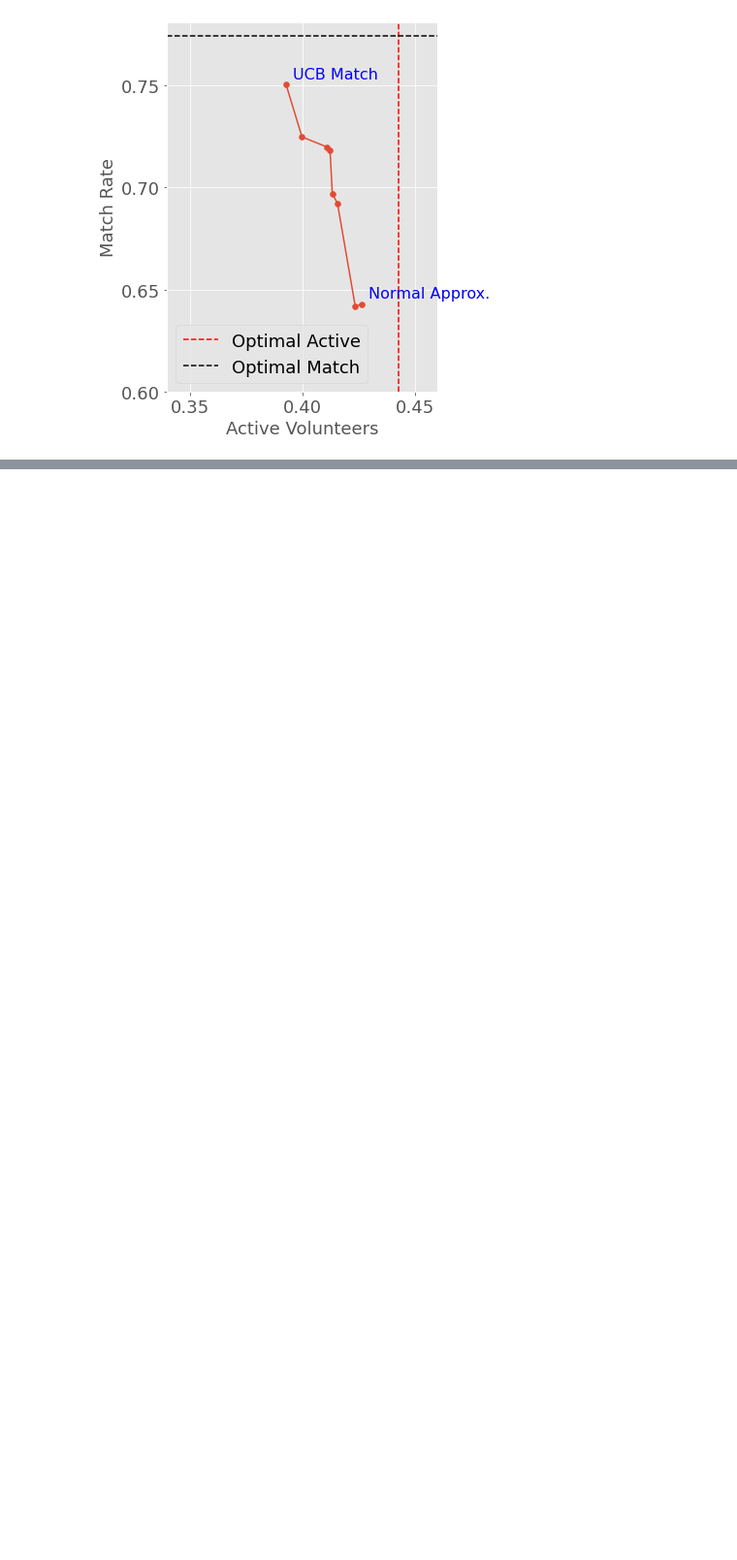
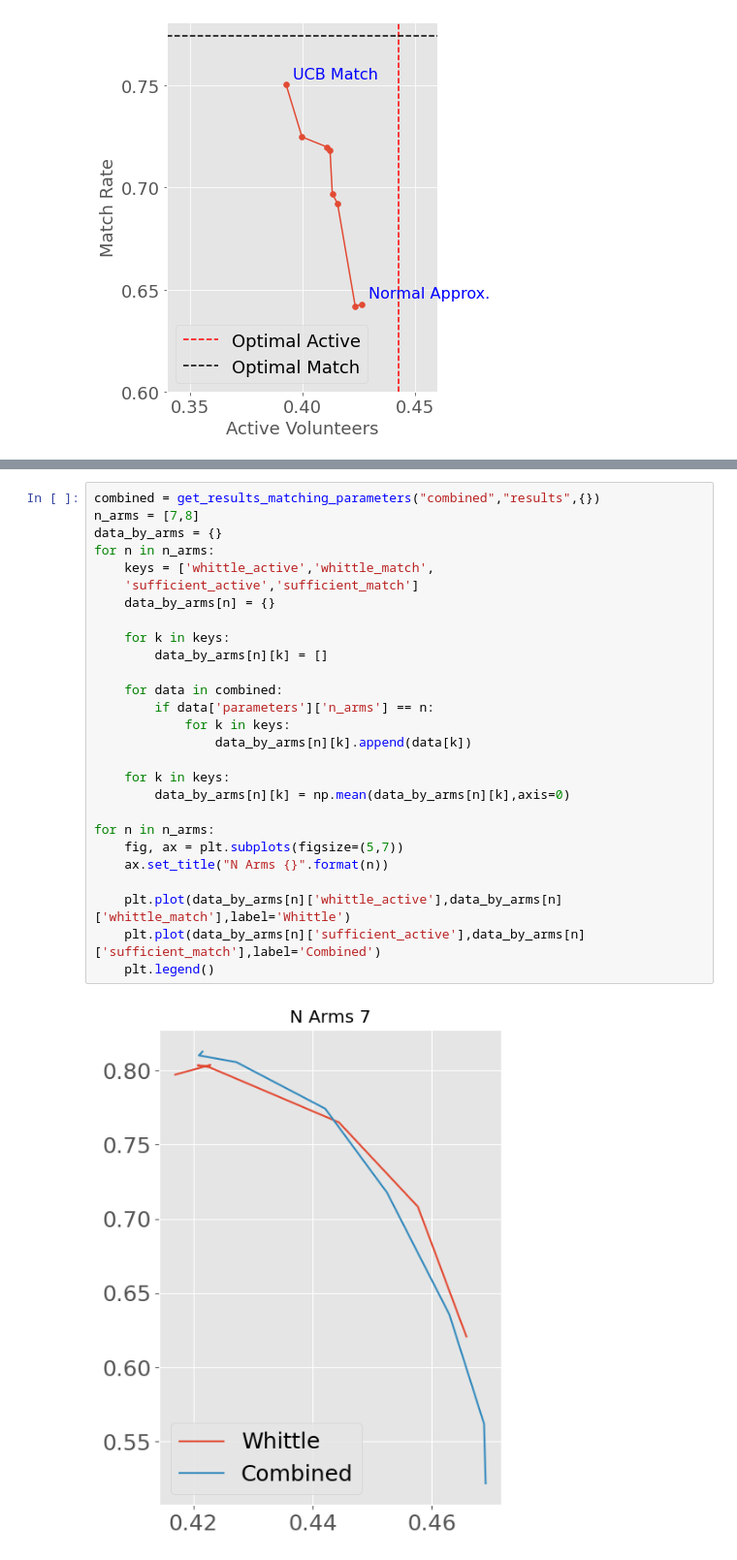
Before and after one commit to naveenr414/food-rescue-rmab, a Jupyter notebook: scripts/Plotting.ipynb, the cells around one changed output, grey strips where cells are left out. Shown at 97% size. Drawn from its saved outputs; the diff is of its cells as text; blank space fills up the shorter version.

```diff
--- a/scripts/Plotting.ipynb
+++ b/scripts/Plotting.ipynb
@@ -763,0 +876,29 @@ plt.savefig("../figures/matching/tradeoff_pareto.pdf")
+# %%
+combined = get_results_matching_parameters("combined","results",{})
+n_arms = [7,8]
+data_by_arms = {}
+for n in n_arms:
+    keys = ['whittle_active','whittle_match',
+    'sufficient_active','sufficient_match']
+    data_by_arms[n] = {}
+
+    for k in keys:
+        data_by_arms[n][k] = []
+
+    for data in combined:
+        if data['parameters']['n_arms'] == n:
+            for k in keys:
+                data_by_arms[n][k].append(data[k])
+
+    for k in keys:
+        data_by_arms[n][k] = np.mean(data_by_arms[n][k],axis=0)
+
+for n in n_arms:
+    fig, ax = plt.subplots(figsize=(5,7))
+    ax.set_title("N Arms {}".format(n))
+
+    plt.plot(data_by_arms[n]['whittle_active'],data_by_arms[n]['whittle_match'],label='Whittle')
+    plt.plot(data_by_arms[n]['sufficient_active'],data_by_arms[n]['sufficient_match'],label='Combined')
+    plt.legend()
+# %% [output]
+[figure, added]
```
Also changed, not shown: parts of 5 cells of this notebook, 7 other files.
